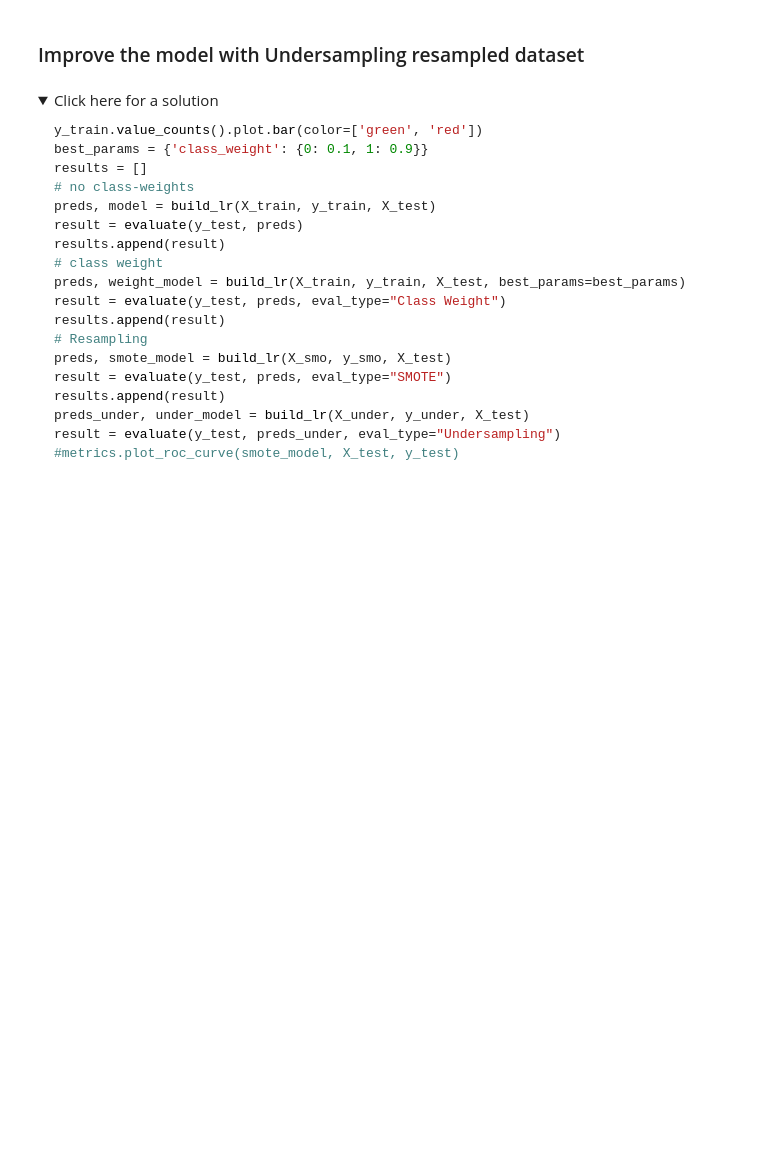
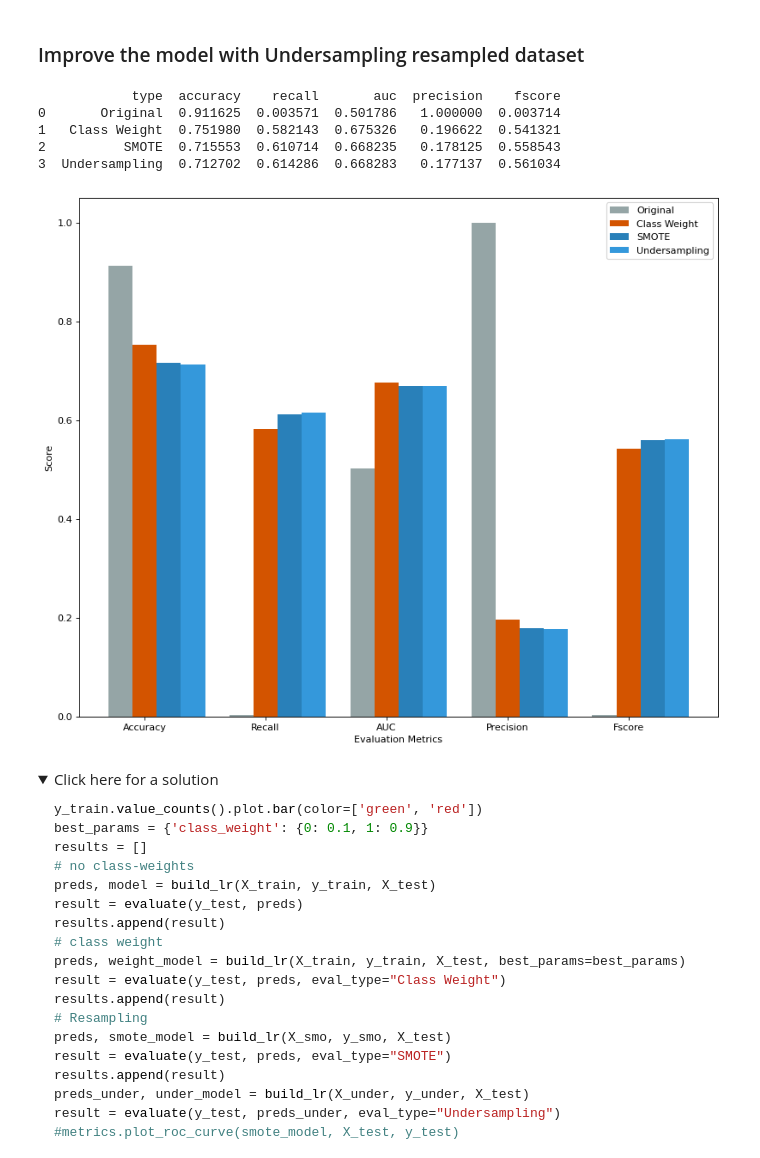
Before and after one commit to iliyaML/ibm-machine-learning, a Jupyter notebook: supervised-learning-classification/lab_jupyter_imbalanced_data.ipynb, the cells around one changed output. Saved outputs shown, nothing was run; the diff lists cells and outputs as text; code cells hidden in the pictures; folded sections open; blank space fills up the shorter version.

```diff
--- a/supervised-learning-classification/lab_jupyter_imbalanced_data.ipynb
+++ b/supervised-learning-classification/lab_jupyter_imbalanced_data.ipynb
@@ -670,2 +686,7 @@ hr_df = pd.read_csv("https://cf-courses-data.s3.us.cloud-object-storage.appdomai
+# %%
+# type your code here
+preds, model = build_lr(X_train, y_train, X_test)
+result = evaluate(y_test, preds)
+results.append(result)
 # %% [markdown]
 ### Add class weights to the model
@@ -674,2 +693,8 @@ hr_df = pd.read_csv("https://cf-courses-data.s3.us.cloud-object-storage.appdomai
+# %%
+# type your code here
+best_params = {'class_weight': {0: 0.1, 1: 0.9}}
+preds, weight_model = build_lr(X_train, y_train, X_test, best_params=best_params)
+result = evaluate(y_test, preds, eval_type="Class Weight")
+results.append(result)
 # %% [markdown]
 ### Improve the model with SMOTE resampled dataset
@@ -678,2 +701,9 @@ hr_df = pd.read_csv("https://cf-courses-data.s3.us.cloud-object-storage.appdomai
+# %%
+# type your code here
+X_smo, y_smo, X_under, y_under = resample(X_train, y_train)
+
+preds, smote_model = build_lr(X_smo, y_smo, X_test)
+result = evaluate(y_test, preds, eval_type="SMOTE")
+results.append(result)
 # %% [markdown]
 ### Improve the model with Undersampling resampled dataset
@@ -682,3 +710,17 @@ hr_df = pd.read_csv("https://cf-courses-data.s3.us.cloud-object-storage.appdomai
+# %%
+# type your code here
+preds_under, under_model = build_lr(X_under, y_under, X_test)
+result = evaluate(y_test, preds_under, eval_type="Undersampling")
+results.append(result)
+# %%
+visualize_eval_metrics(results)
+# %% [output]
+            type  accuracy    recall       auc  precision    fscore
+0       Original  0.911625  0.003571  0.501786   1.000000  0.003714
+1   Class Weight  0.751980  0.582143  0.675326   0.196622  0.541321
+2          SMOTE  0.715553  0.610714  0.668235   0.178125  0.558543
+3  Undersampling  0.712702  0.614286  0.668283   0.177137  0.561034
+[figure, added]
 # %% [markdown]
 <details><summary>Click here for a solution</summary>
 
```
Also changed, not shown: parts of 12 cells of this notebook.
